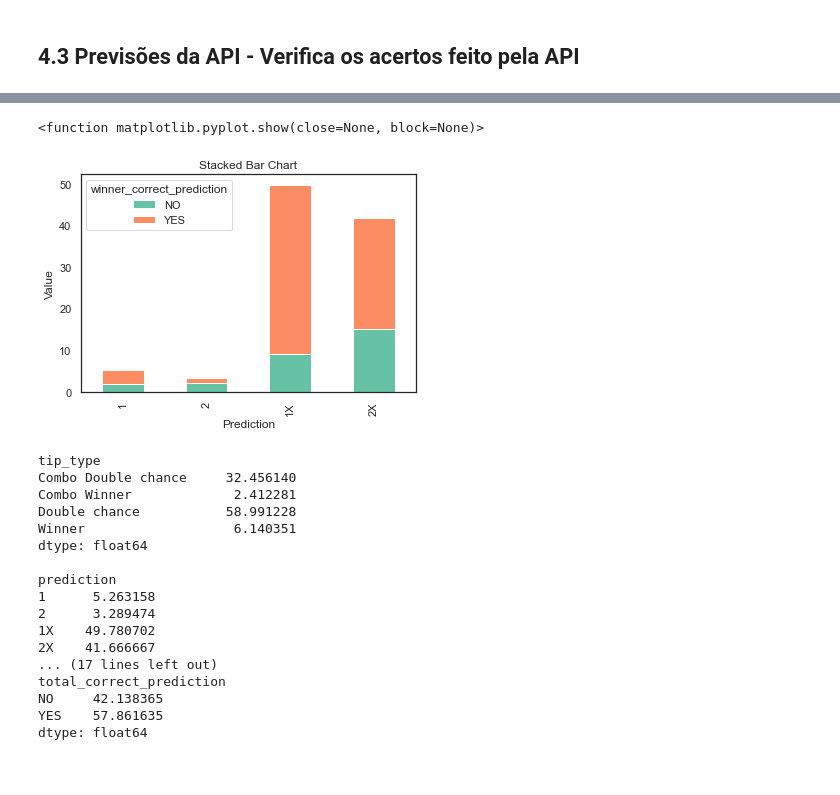
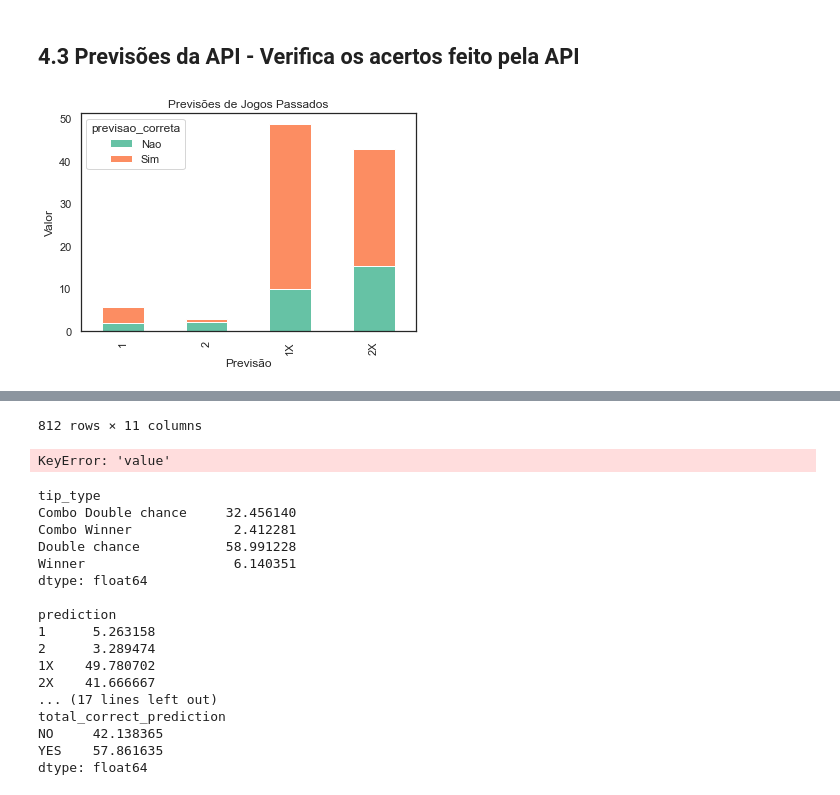
Before and after one commit to viniciusfjacinto/football_bets, a Jupyter notebook: notebook/bets_historical_statistics.ipynb, the cells around one changed output, grey strips where cells are left out. Saved outputs shown, nothing was run; the diff lists cells and outputs as text; code cells hidden in the pictures.

```diff
--- a/notebook/bets_historical_statistics.ipynb
+++ b/notebook/bets_historical_statistics.ipynb
@@ -331,3 +333,37 @@ pred = pred.filter(['fixture_id', 'predictions.winner.comment','predictions.winn
        'predictions.advice', 'tip_type', 'prediction','tip2','winner','winner_correct_prediction','ttgols','overunder_correct_prediction'])
 
 pred['total_correct_prediction'] = pred.apply(lambda x: 'YES' if x['winner_correct_prediction'] == 'YES' and x['overunder_correct_prediction'] == 'YES' else ('-' if x['overunder_correct_prediction'] == '-' else 'NO'), axis=1)
+# %%
+pred = pred.rename(columns = {'winner_correct_prediction':'previsao_correta'})
+pred['previsao_correta'] = pred['previsao_correta'].str.replace("YES",'Sim').replace("NO","Nao")
+# verifica a quantidade de acertos por categoria (1, 2, 1X, 2X)
+vpred = (
+(
+    pred.groupby(["prediction", 'previsao_correta']).size()
+    / pred.shape[0]
+    * 100
+)
+.to_frame()
+.rename(columns={0: "value"})
+.round(2)
+)  # .plot.barh()
+
+# group and sum the values
+grouped = vpred.groupby(["prediction", 'previsao_correta'])["value"].sum()
+
+# reshape the DataFrame
+stacked = grouped.unstack()
+stacked.plot.bar(stacked=True)
+
+# set the axis labels and title
+plt.xlabel("Previsão")
+plt.ylabel("Valor")
+plt.title("Previsões de Jogos Passados")
+
+# show
+
+pred_viz = plt.show()
+
+pred
+# %% [output]
+[figure, added]
@@ -334,8 +382,8 @@ pred['total_correct_prediction'] = pred.apply(lambda x: 'YES' if x['winner_corre
+812 rows × 11 columns
 # %%
 viz_pred(pred)
 # %% [output]
-<function matplotlib.pyplot.show(close=None, block=None)>
+KeyError: 'value'
-[figure, removed]
 # %%
 #validacao dos resultados
 print(pred.groupby('tip_type').size()/len(pred)*100, '\n')
```
Also changed, not shown: parts of 7 cells of this notebook, 4 other files.
